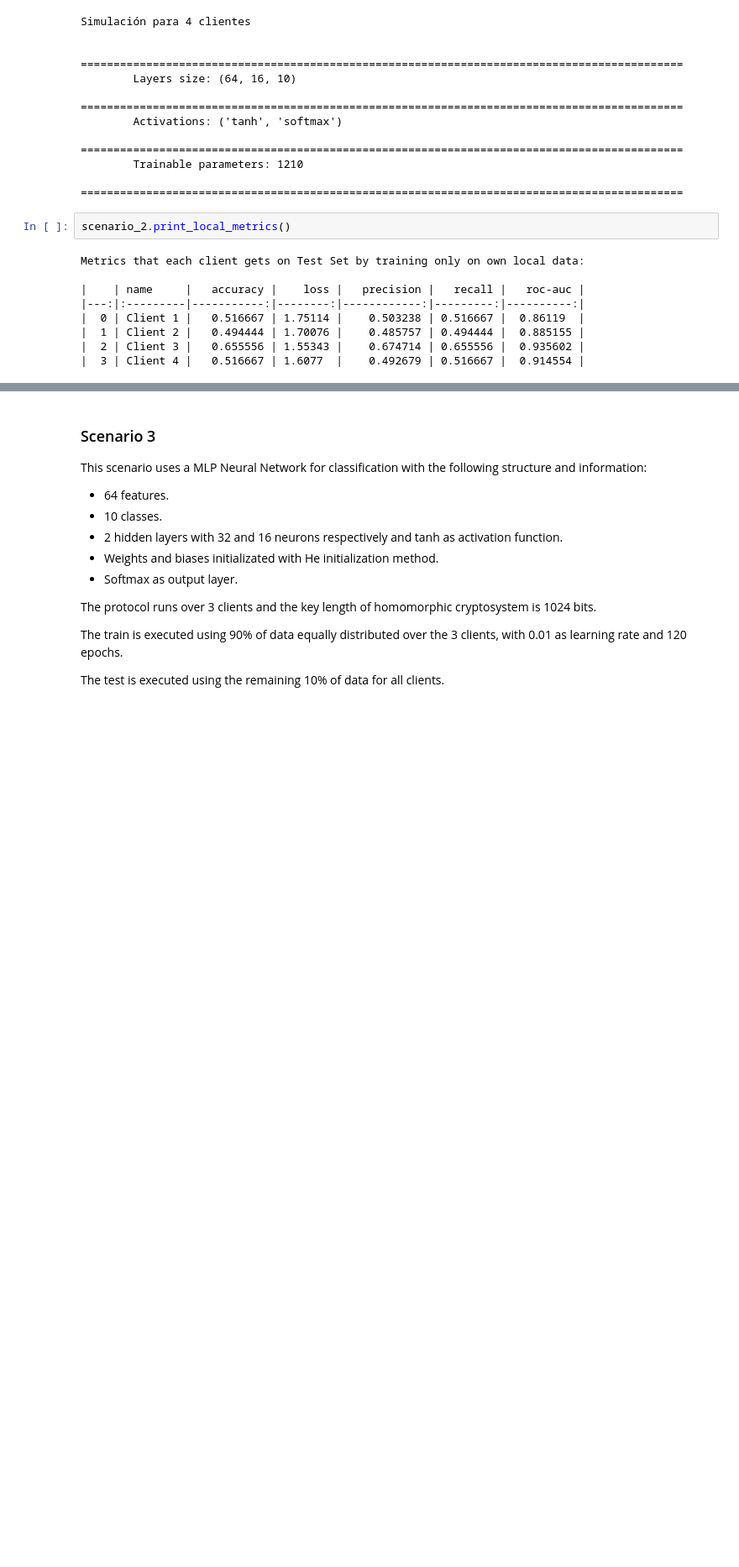
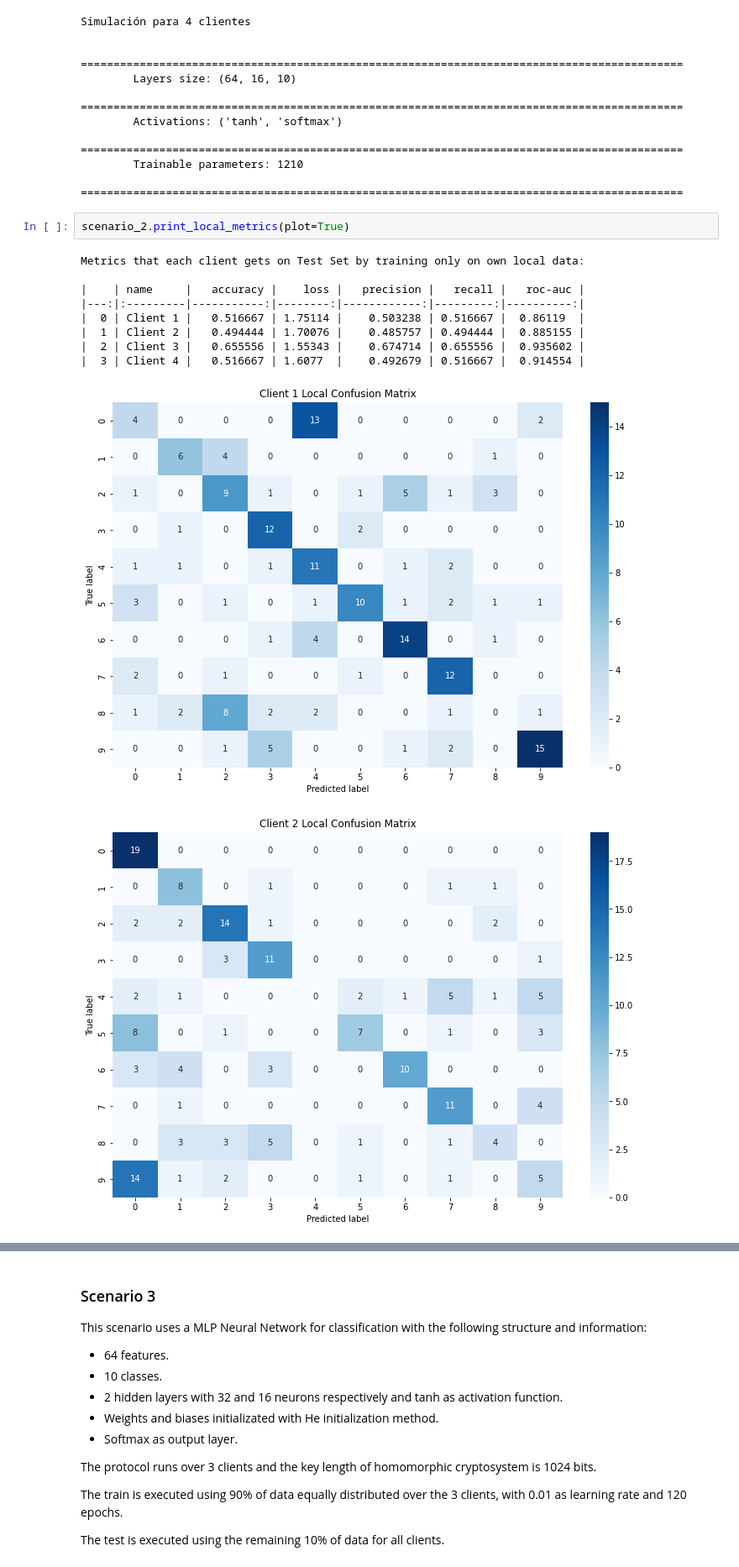
Before and after one commit to camaranto/msc_thesis, a Jupyter notebook: src/protocol.ipynb, the cells around one changed output, grey strips where cells are left out. Shown at 84% size. Saved outputs shown, nothing was run; the diff lists cells and outputs as text; blank space fills up the shorter version.

```diff
--- a/src/protocol.ipynb
+++ b/src/protocol.ipynb
@@ -423,13 +433,15 @@ Simulación para 4 clientes
         Trainable parameters: 1210
         ============================================================================================
 # %%
-scenario_2.print_local_metrics()
+scenario_2.print_local_metrics(plot=True)
 # %% [output]
 Metrics that each client gets on Test Set by training only on own local data:
 
 |    | name     |   accuracy |    loss |   precision |   recall |   roc-auc |
 |---:|:---------|-----------:|--------:|------------:|---------:|----------:|
 |  0 | Client 1 |   0.516667 | 1.75114 |    0.503238 | 0.516667 |  0.86119  |
 |  1 | Client 2 |   0.494444 | 1.70076 |    0.485757 | 0.494444 |  0.885155 |
 |  2 | Client 3 |   0.655556 | 1.55343 |    0.674714 | 0.655556 |  0.935602 |
 |  3 | Client 4 |   0.516667 | 1.6077  |    0.492679 | 0.516667 |  0.914554 |
+[figure, added]
+[figure, added]
```
Also changed, not shown: parts of 6 cells of this notebook.
